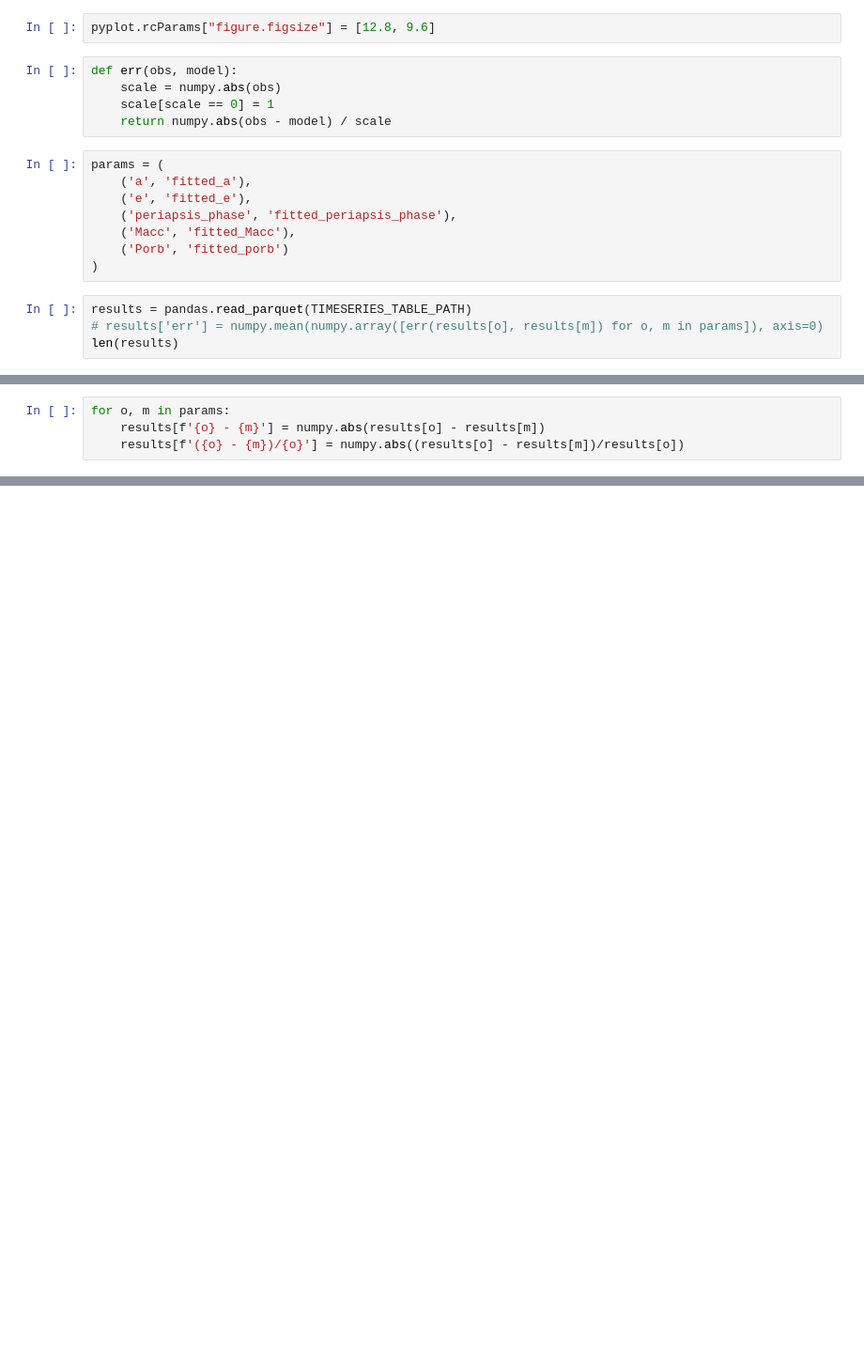
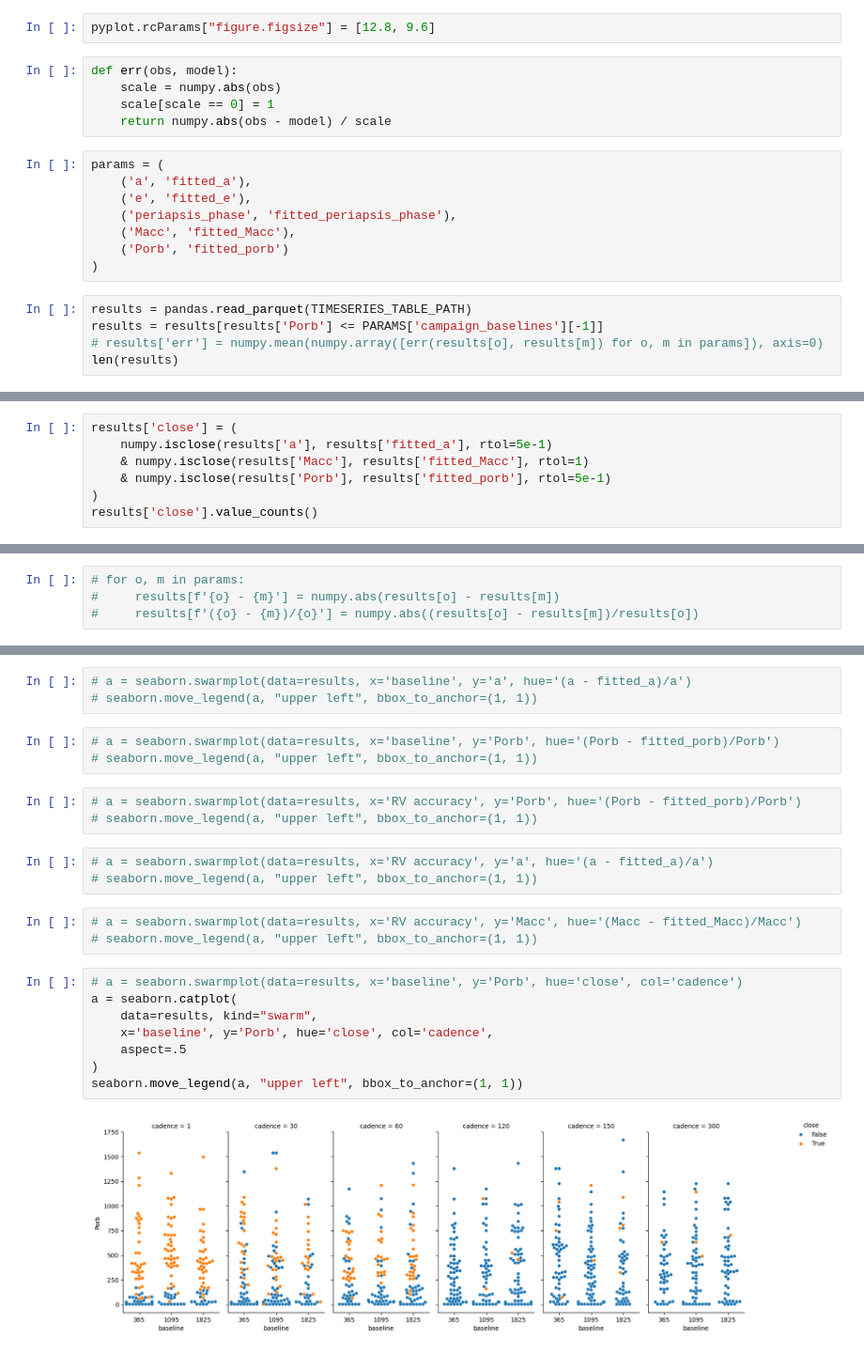
Before and after one commit to adammcmaster/self_lensing_radial_velocity, a Jupyter notebook: src/plot_fitted_timeseries_results.ipynb, the cells around one changed output, grey strips where cells are left out. Shown at 94% size. Cells and saved outputs as stored; diff of their text form; blank space fills up the shorter version.

```diff
--- a/src/plot_fitted_timeseries_results.ipynb
+++ b/src/plot_fitted_timeseries_results.ipynb
@@ -23,6 +24,7 @@ params = (
 )
 # %%
 results = pandas.read_parquet(TIMESERIES_TABLE_PATH)
+results = results[results['Porb'] <= PARAMS['campaign_baselines'][-1]]
 # results['err'] = numpy.mean(numpy.array([err(results[o], results[m]) for o, m in params]), axis=0)
 len(results)
 # %% [output]
@@ -29,0 +32,7 @@ len(results)
+# %%
+results['close'] = (
+    numpy.isclose(results['a'], results['fitted_a'], rtol=5e-1)
+    & numpy.isclose(results['Macc'], results['fitted_Macc'], rtol=1)
+    & numpy.isclose(results['Porb'], results['fitted_porb'], rtol=5e-1)
+)
+results['close'].value_counts()
@@ -30,5 +60,5 @@ len(results)
 # %%
-for o, m in params:
-    results[f'{o} - {m}'] = numpy.abs(results[o] - results[m])
-    results[f'({o} - {m})/{o}'] = numpy.abs((results[o] - results[m])/results[o])
+# for o, m in params:
+#     results[f'{o} - {m}'] = numpy.abs(results[o] - results[m])
+#     results[f'({o} - {m})/{o}'] = numpy.abs((results[o] - results[m])/results[o])
 # %%
@@ -87,0 +86,25 @@ seaborn.scatterplot(data=results, x='baseline', y='err', hue='Porb')
+# %%
+# a = seaborn.swarmplot(data=results, x='baseline', y='a', hue='(a - fitted_a)/a')
+# seaborn.move_legend(a, "upper left", bbox_to_anchor=(1, 1))
+# %%
+# a = seaborn.swarmplot(data=results, x='baseline', y='Porb', hue='(Porb - fitted_porb)/Porb')
+# seaborn.move_legend(a, "upper left", bbox_to_anchor=(1, 1))
+# %%
+# a = seaborn.swarmplot(data=results, x='RV accuracy', y='Porb', hue='(Porb - fitted_porb)/Porb')
+# seaborn.move_legend(a, "upper left", bbox_to_anchor=(1, 1))
+# %%
+# a = seaborn.swarmplot(data=results, x='RV accuracy', y='a', hue='(a - fitted_a)/a')
+# seaborn.move_legend(a, "upper left", bbox_to_anchor=(1, 1))
+# %%
+# a = seaborn.swarmplot(data=results, x='RV accuracy', y='Macc', hue='(Macc - fitted_Macc)/Macc')
+# seaborn.move_legend(a, "upper left", bbox_to_anchor=(1, 1))
+# %%
+# a = seaborn.swarmplot(data=results, x='baseline', y='Porb', hue='close', col='cadence')
+a = seaborn.catplot(
+    data=results, kind="swarm",
+    x='baseline', y='Porb', hue='close', col='cadence',
+    aspect=.5
+)
+seaborn.move_legend(a, "upper left", bbox_to_anchor=(1, 1))
+# %% [output]
+[figure, added]
```
Also changed, not shown: parts of 18 cells of this notebook, 6 other files.
